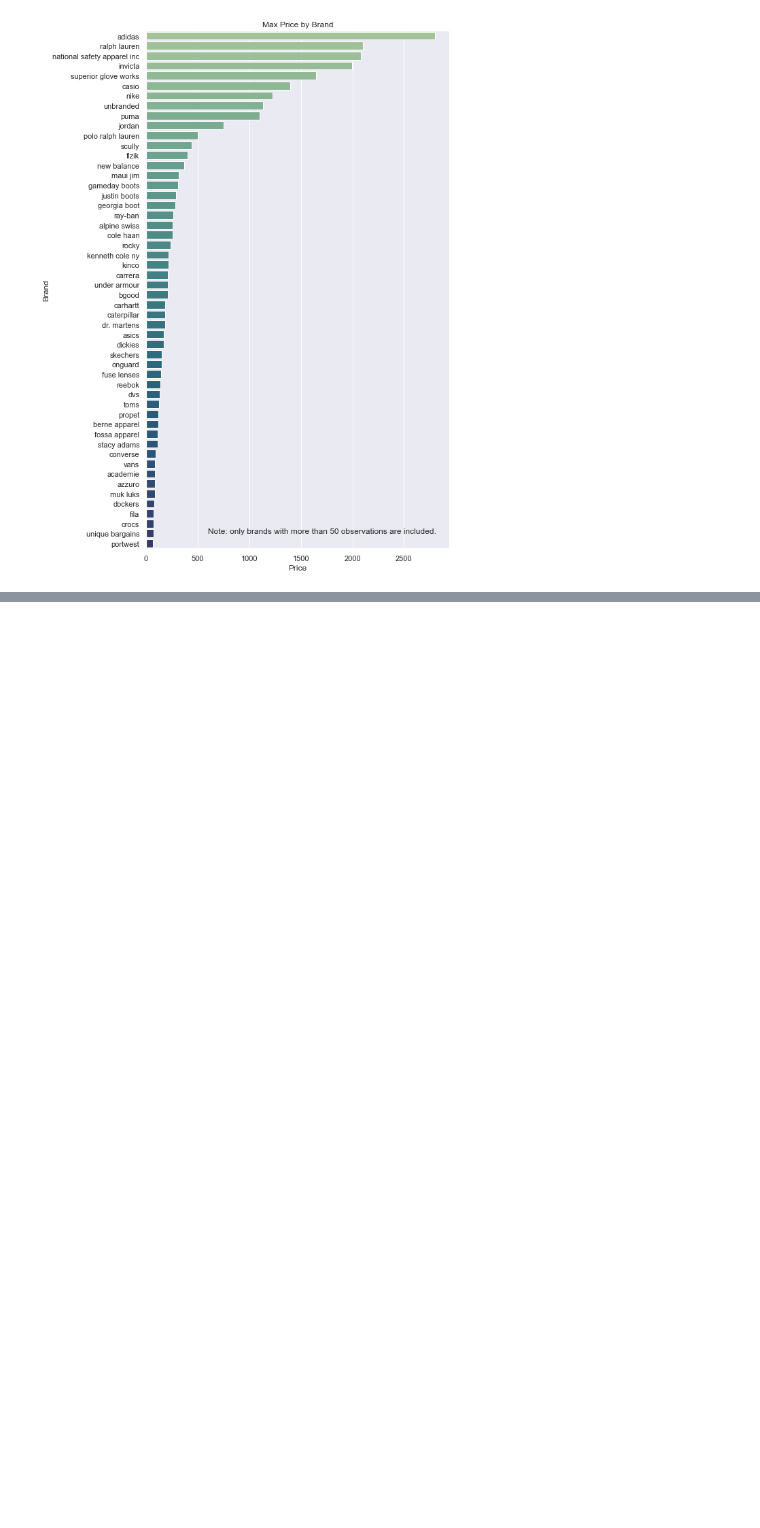
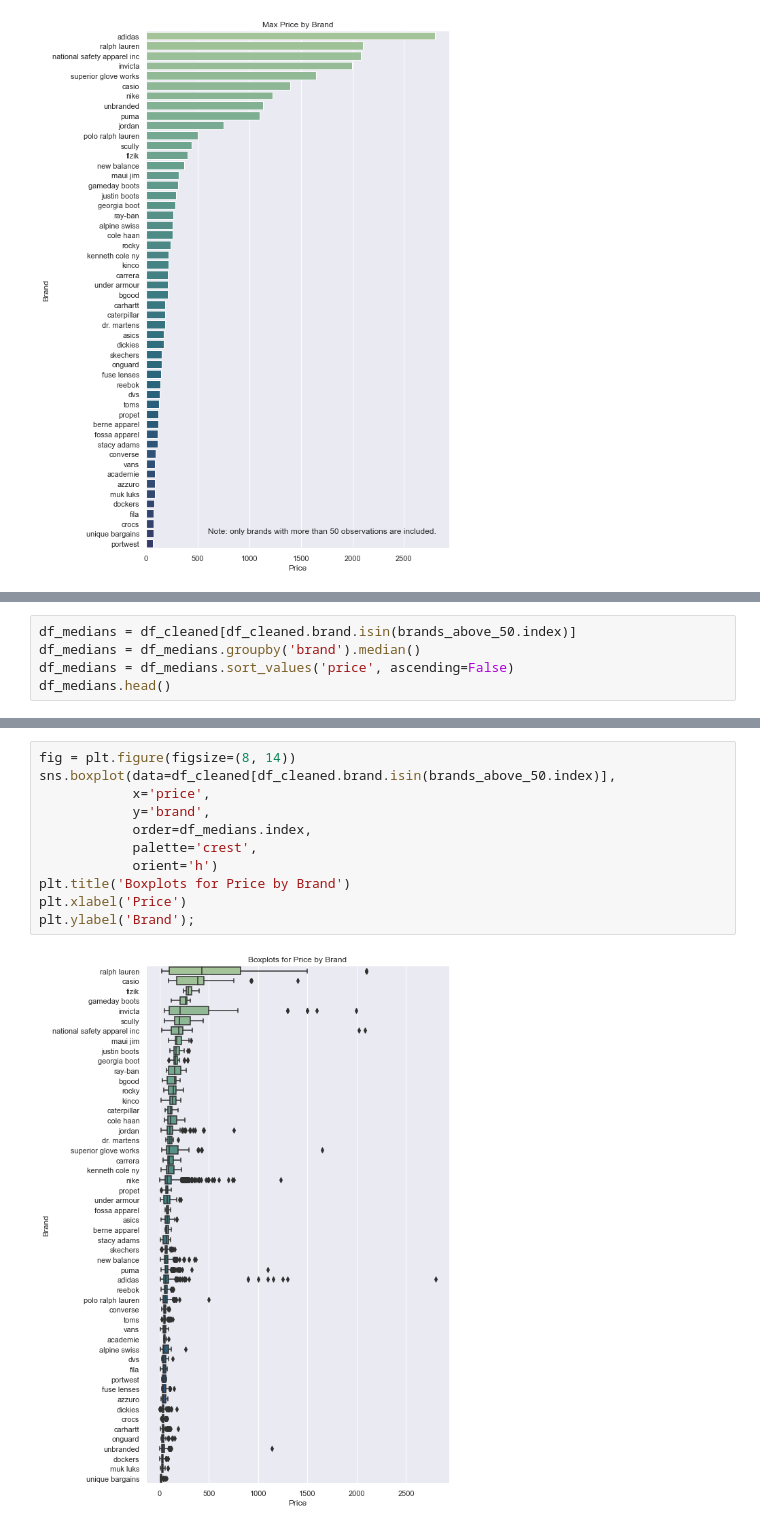
Before and after one commit to tjkyner/mens-shoe-prices, a Jupyter notebook: notebook.ipynb, the cells around one changed output, grey strips where cells are left out. Cells and saved outputs as stored; diff of their text form; blank space fills up the shorter version.

```diff
--- a/notebook.ipynb
+++ b/notebook.ipynb
@@ -369,0 +373,5 @@ plt.annotate(text='Note: only brands with more than 50 observations are included
+# %%
+df_medians = df_cleaned[df_cleaned.brand.isin(brands_above_50.index)]
+df_medians = df_medians.groupby('brand').median()
+df_medians = df_medians.sort_values('price', ascending=False)
+df_medians.head()
@@ -369,0 +393,13 @@ plt.annotate(text='Note: only brands with more than 50 observations are included
+# %%
+fig = plt.figure(figsize=(8, 14))
+sns.boxplot(data=df_cleaned[df_cleaned.brand.isin(brands_above_50.index)],
+            x='price',
+            y='brand',
+            order=df_medians.index,
+            palette='crest',
+            orient='h')
+plt.title('Boxplots for Price by Brand')
+plt.xlabel('Price')
+plt.ylabel('Brand');
+# %% [output]
+[figure, added]
```
Also changed, not shown: parts of 3 cells of this notebook.
